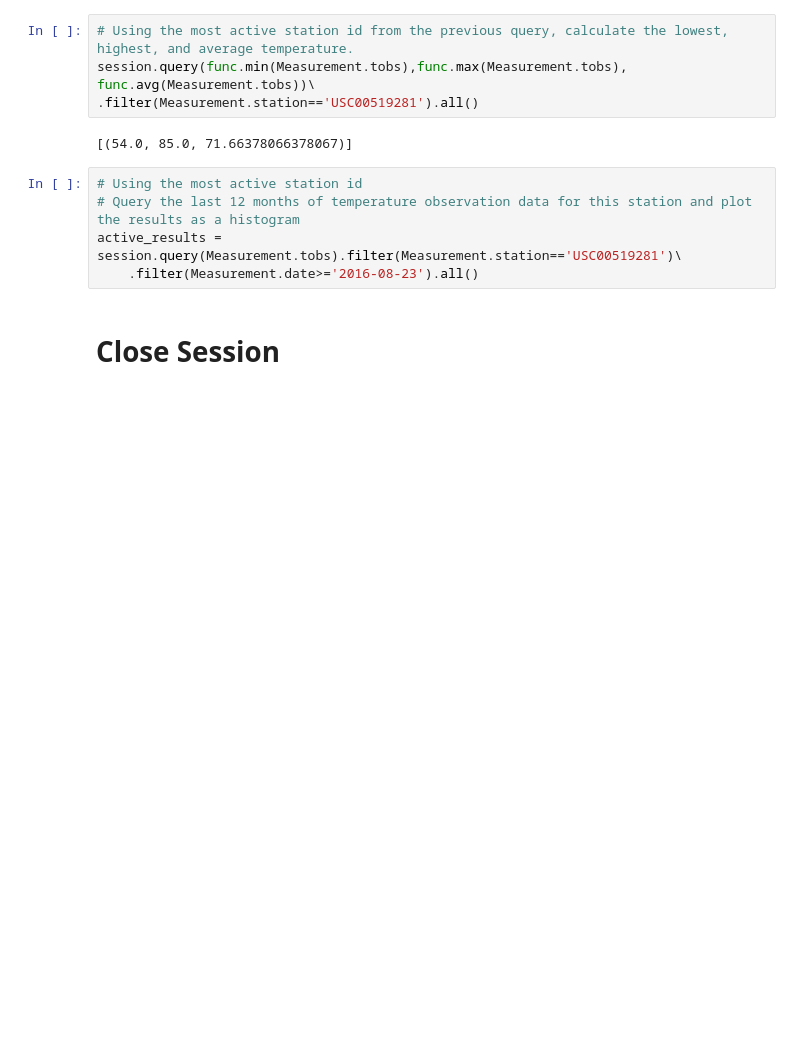
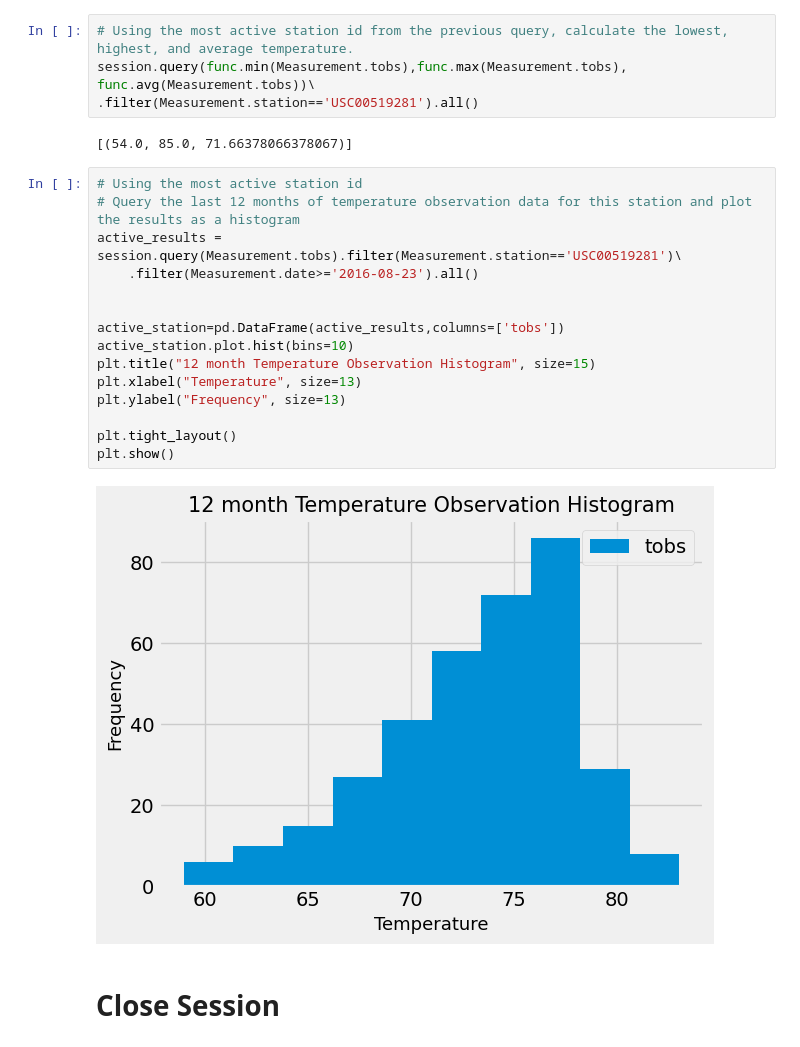
Before and after one commit to meehal0203/sqlalchemy-challenge, a Jupyter notebook: Surfsup/climate_starter.ipynb, the cells around one changed output. Cells and saved outputs as stored; diff of their text form; blank space fills up the shorter version.

```diff
--- a/Surfsup/climate_starter.ipynb
+++ b/Surfsup/climate_starter.ipynb
@@ -148,8 +147,20 @@ session.query(func.min(Measurement.tobs),func.max(Measurement.tobs), func.avg(Me
 # %%
 # Using the most active station id
 # Query the last 12 months of temperature observation data for this station and plot the results as a histogram
 active_results = session.query(Measurement.tobs).filter(Measurement.station=='USC00519281')\
     .filter(Measurement.date>='2016-08-23').all()
+
+
+active_station=pd.DataFrame(active_results,columns=['tobs'])
+active_station.plot.hist(bins=10)
+plt.title("12 month Temperature Observation Histogram", size=15)
+plt.xlabel("Temperature", size=13)
+plt.ylabel("Frequency", size=13)
+
+plt.tight_layout()
+plt.show()
+# %% [output]
+[figure, added]
 # %% [markdown]
 # Close Session
 # %%
```
Also changed, not shown: parts of 4 cells of this notebook, 1 other file.
